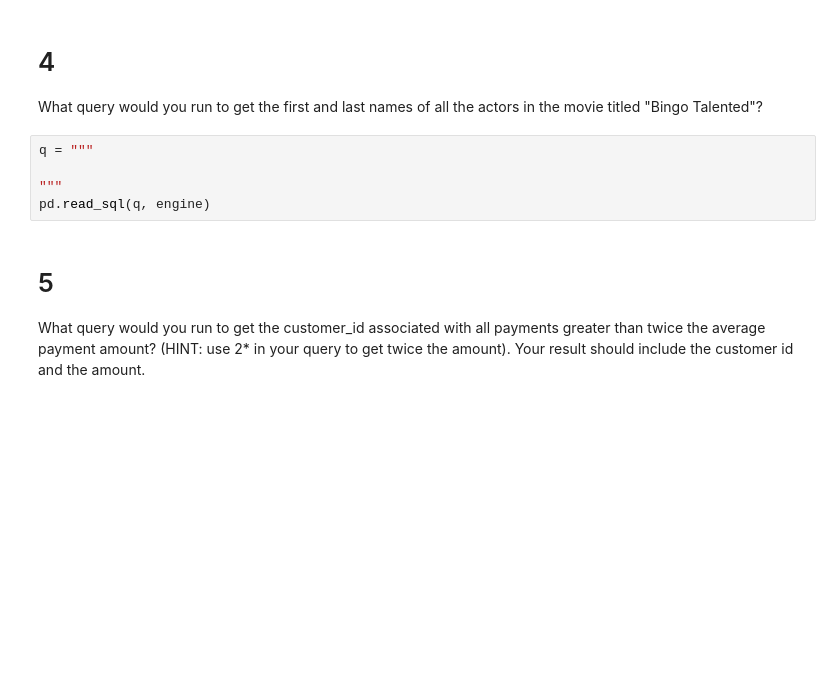
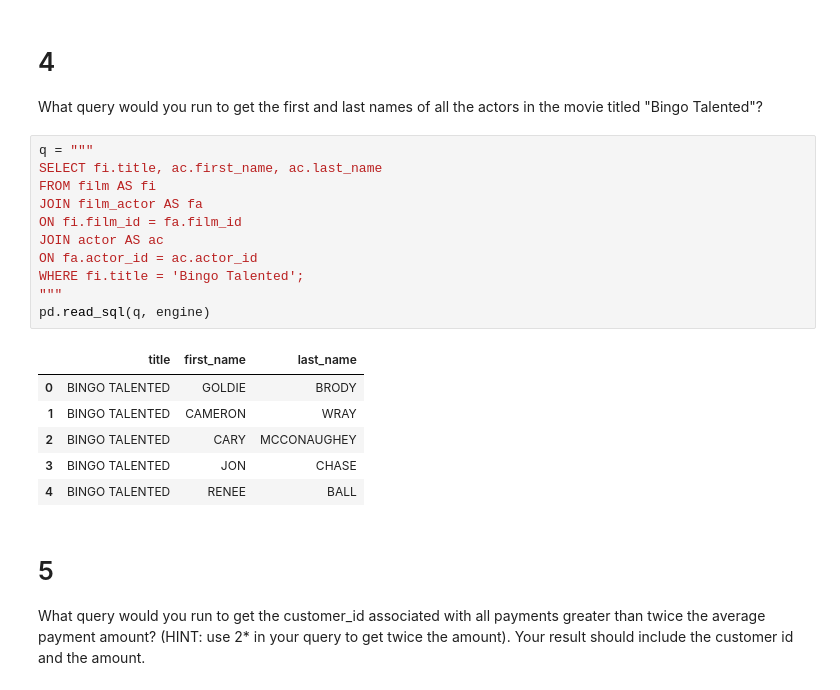
Before and after one commit to kellianneyang/sql, a Jupyter notebook: queries_sakila_core.ipynb, the cells around one changed output. Saved outputs shown, nothing was run; the diff lists cells and outputs as text; blank space fills up the shorter version.

```diff
--- a/queries_sakila_core.ipynb
+++ b/queries_sakila_core.ipynb
@@ -104,11 +128,24 @@ pd.read_sql(q, engine)
 # 4
 
 What query would you run to get the first and last names of all the actors in the movie titled "Bingo Talented"?
-# %%
-q = """
-
-"""
-pd.read_sql(q, engine)
+# %%
+q = """
+SELECT fi.title, ac.first_name, ac.last_name
+FROM film AS fi
+JOIN film_actor AS fa
+ON fi.film_id = fa.film_id
+JOIN actor AS ac
+ON fa.actor_id = ac.actor_id
+WHERE fi.title = 'Bingo Talented';
+"""
+pd.read_sql(q, engine)
+# %% [output]
+|  | title | first_name | last_name |
+| 0 | BINGO TALENTED | GOLDIE | BRODY |
+| 1 | BINGO TALENTED | CAMERON | WRAY |
+| 2 | BINGO TALENTED | CARY | MCCONAUGHEY |
+| 3 | BINGO TALENTED | JON | CHASE |
+| 4 | BINGO TALENTED | RENEE | BALL |
 # %% [markdown]
 # 5
 
```
Also changed, not shown: parts of 7 cells of this notebook.
